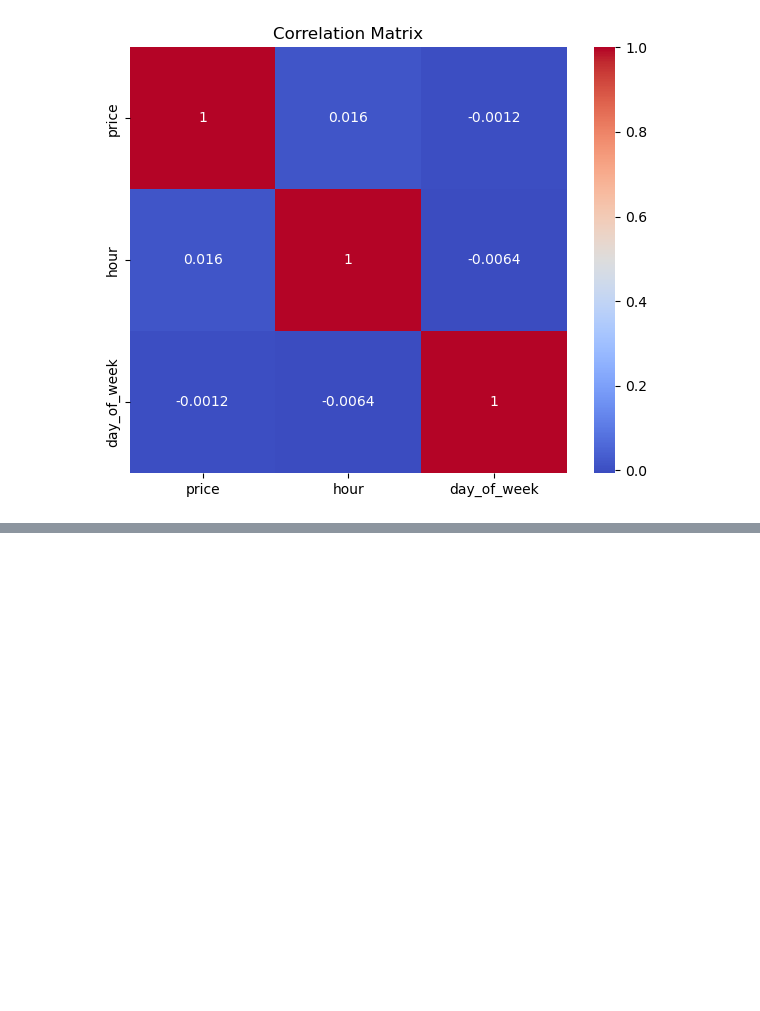
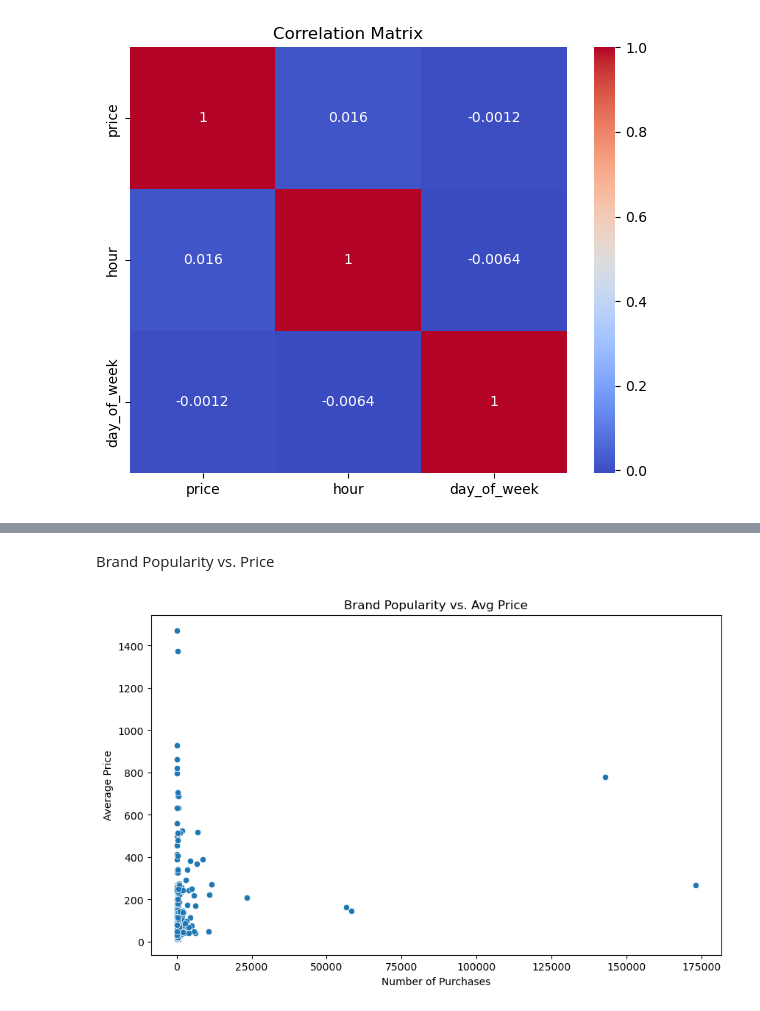
Before and after one commit to nandhakv12/End-to-End-Big-Data-Pipeline-using-Hadoop-and-Spark-for-eCommerce-User-Behavior-Analysis, a Jupyter notebook: EAD.ipynb, the cells around one changed output, grey strips where cells are left out. Saved outputs shown, nothing was run; the diff lists cells and outputs as text; code cells hidden in the pictures; blank space fills up the shorter version.

```diff
--- a/EAD.ipynb
+++ b/EAD.ipynb
@@ -249,0 +363,15 @@ plt.show()
+# %% [markdown]
+Brand Popularity vs. Price
+# %%
+brand_stats = df[df['event_type'] == 'purchase'].groupby('brand').agg({'price': 'mean', 'product_id': 'count'})
+brand_stats.columns = ['avg_price', 'purchase_count']
+brand_stats = brand_stats[brand_stats['purchase_count'] > 100]  # filter noise
+
+plt.figure(figsize=(10, 6))
+sns.scatterplot(data=brand_stats, x='purchase_count', y='avg_price')
+plt.title("Brand Popularity vs. Avg Price")
+plt.xlabel("Number of Purchases")
+plt.ylabel("Average Price")
+plt.show()
+# %% [output]
+[figure, added]
```
Also changed, not shown: parts of 16 cells of this notebook, 1 other file.
